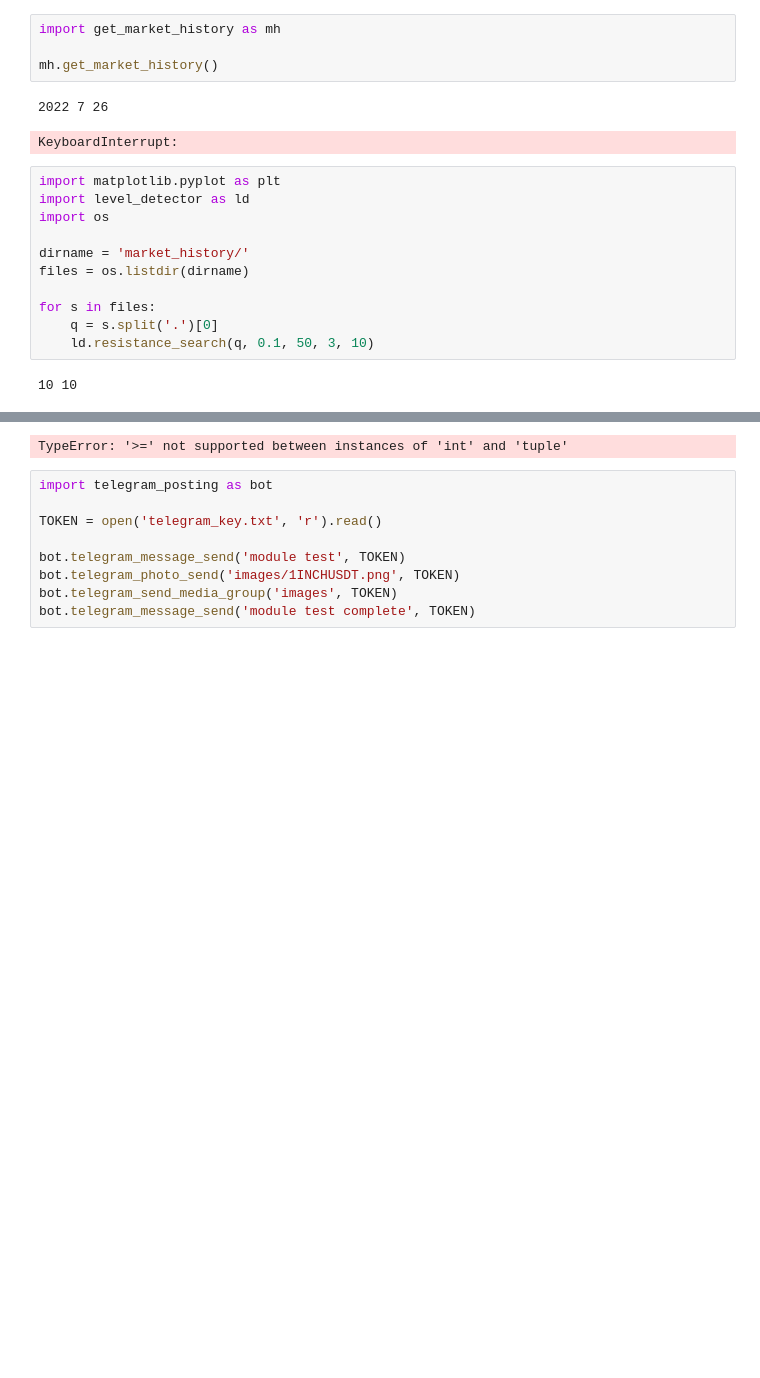
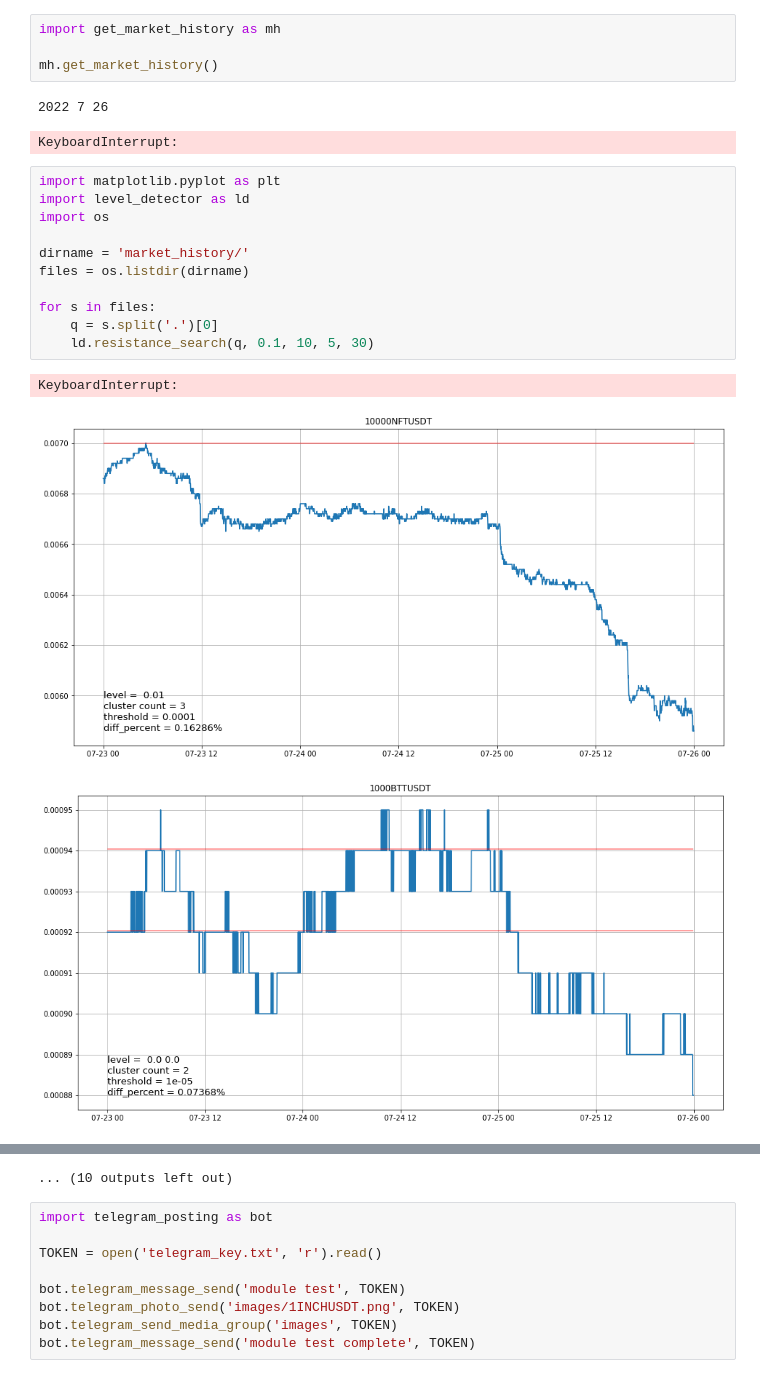
Before and after one commit to oskrivon/levelAnalyser, a Jupyter notebook: modules_tests.ipynb, the cells around one changed output, grey strips where cells are left out. Saved outputs shown, nothing was run; the diff lists cells and outputs as text; blank space fills up the shorter version.

```diff
--- a/modules_tests.ipynb
+++ b/modules_tests.ipynb
@@ -8,13 +8,15 @@ KeyboardInterrupt:
 # %%
 import matplotlib.pyplot as plt
 import level_detector as ld
 import os
 
 dirname = 'market_history/'
 files = os.listdir(dirname)
 
 for s in files:
     q = s.split('.')[0]
-    ld.resistance_search(q, 0.1, 50, 3, 10)
+    ld.resistance_search(q, 0.1, 10, 5, 30)
 # %% [output]
-10 10
+KeyboardInterrupt:
+[figure, added]
+[figure, added]
@@ -21,4 +32,4 @@ for s in files:
-TypeError: '>=' not supported between instances of 'int' and 'tuple'
+... (10 outputs left out)
 # %%
 import telegram_posting as bot
 
```
Also changed, not shown: parts of 1 cell of this notebook, 3 other files.
